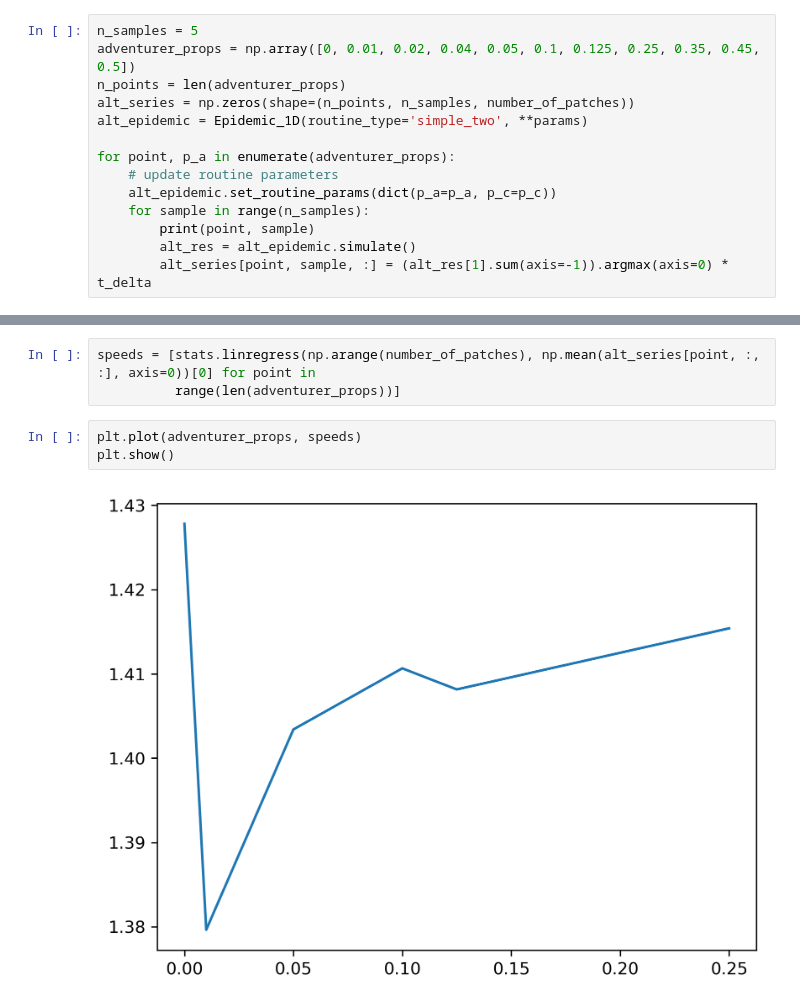
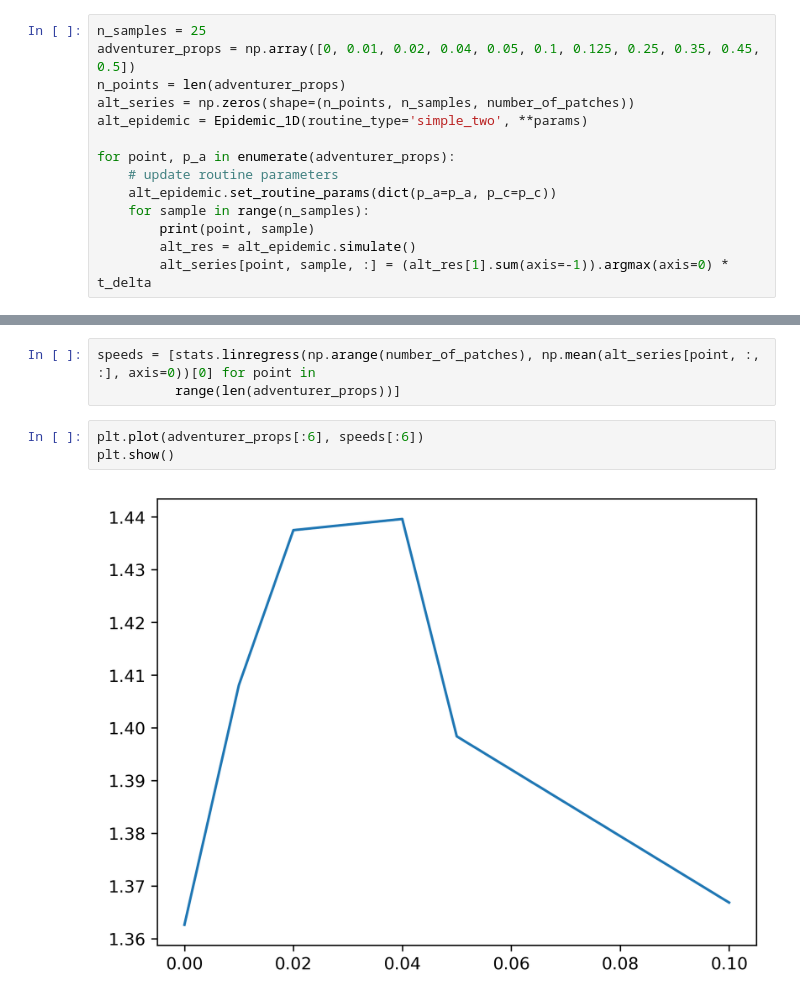
Before and after one commit to joel-winterton/CommutersAndEpidemics, a Jupyter notebook: trajectories/debugging.ipynb, the cells around one changed output, grey strips where cells are left out. Cells and saved outputs as stored; diff of their text form.

```diff
--- a/trajectories/debugging.ipynb
+++ b/trajectories/debugging.ipynb
@@ -22,7 +19,7 @@ params = dict(n=patch_pop, t_max=t_max, k=number_of_patches, t_delta=t_delta)
 p_a = 0.01
 p_c = 0.2
 # %%
-n_samples = 5
+n_samples = 25
 adventurer_props = np.array([0, 0.01, 0.02, 0.04, 0.05, 0.1, 0.125, 0.25, 0.35, 0.45, 0.5])
 n_points = len(adventurer_props)
 alt_series = np.zeros(shape=(n_points, n_samples, number_of_patches))
@@ -105,7 +102,7 @@ plt.show()
 speeds = [stats.linregress(np.arange(number_of_patches), np.mean(alt_series[point, :, :], axis=0))[0] for point in
           range(len(adventurer_props))]
 # %%
-plt.plot(adventurer_props, speeds)
+plt.plot(adventurer_props[:6], speeds[:6])
 plt.show()
 # %% [output]
-[figure, old version]
+[figure, new version]
```
Also changed, not shown: parts of 1 cell of this notebook, 1 other file.
